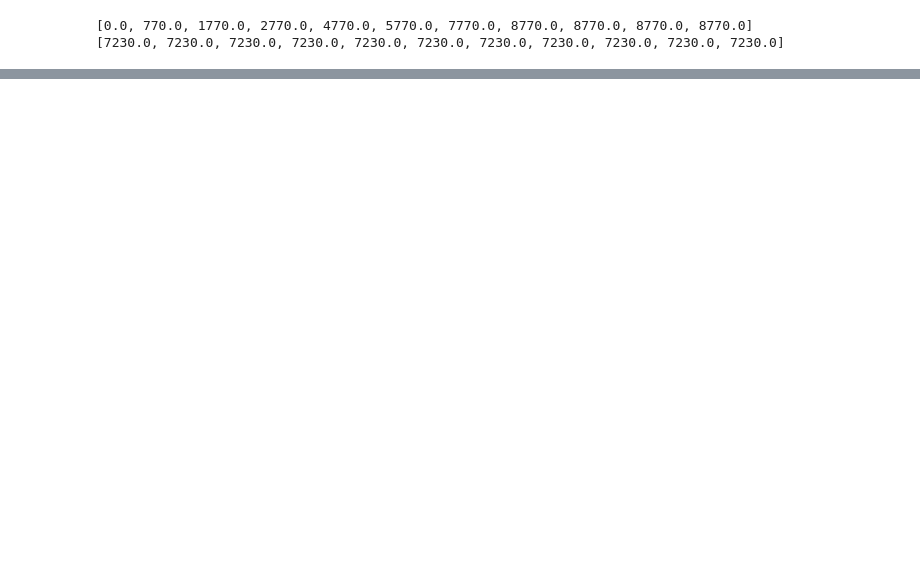
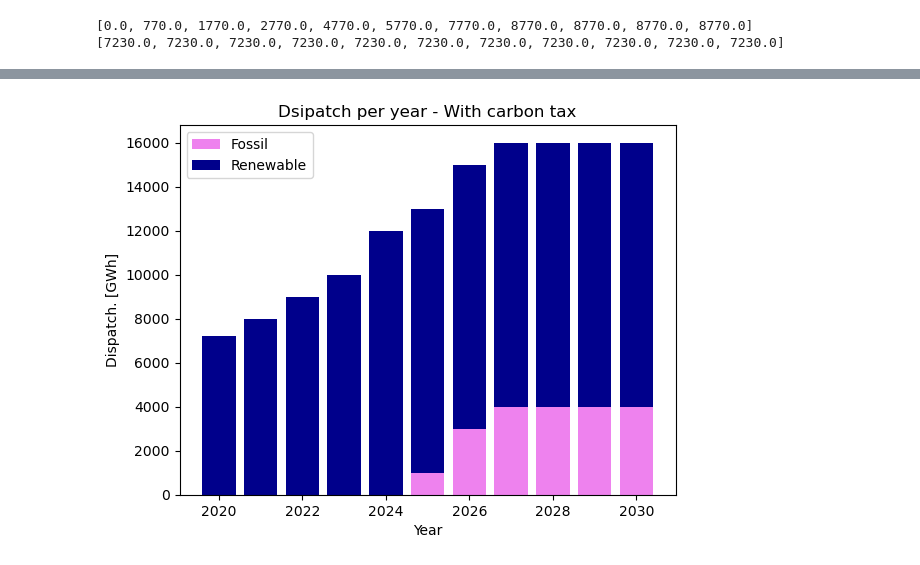
Before and after one commit to RozaliaBuzova/single-region-energy-system-optimisation, a Jupyter notebook: Single_Region_Energy_Model_Clean.ipynb, the cells around one changed output, grey strips where cells are left out. Cells and saved outputs as stored; diff of their text form; code cells hidden in the pictures; blank space fills up the shorter version.

```diff
--- a/Single_Region_Energy_Model_Clean.ipynb
+++ b/Single_Region_Energy_Model_Clean.ipynb
@@ -143,0 +379,11 @@ plt.show()
+# %%
+# Plot dispatch as bar chart
+plt.bar(years_carbon, fossil_dispatch_carbon, color = 'violet', label = 'Fossil')
+plt.bar(years_carbon, renewable_dispatch_carbon, bottom = fossil_dispatch_carbon, color = 'darkblue', label = 'Renewable')
+plt.title('Dsipatch per year - With carbon tax')
+plt.xlabel('Year')
+plt.ylabel('Dispatch. [GWh]')
+plt.legend()
+plt.show()
+# %% [output]
+[figure, added]
```
Also changed, not shown: parts of 35 cells of this notebook.
